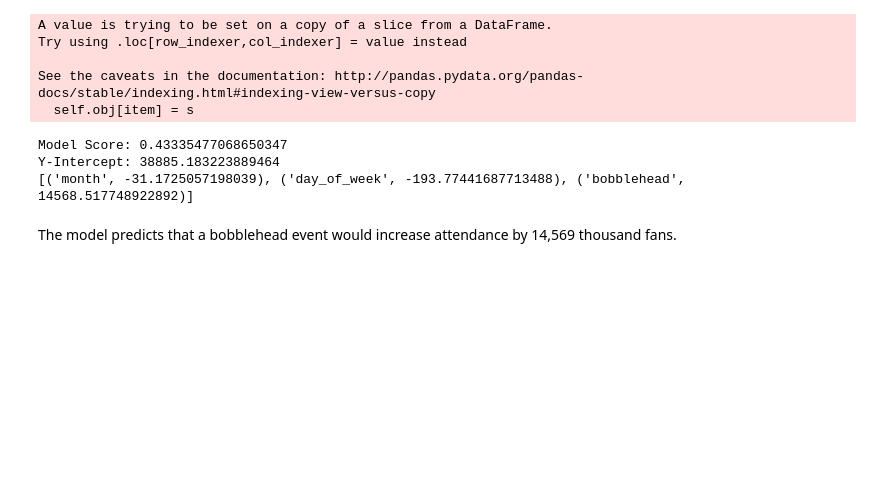
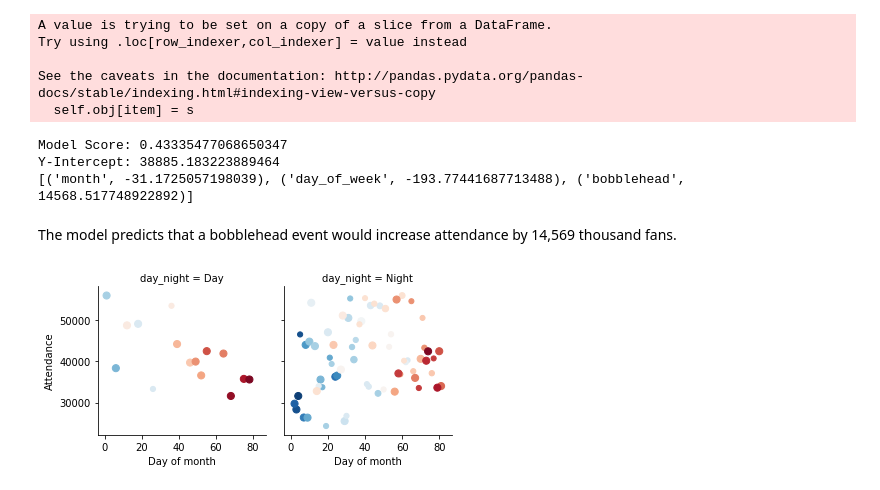
Before and after one commit to MartnAR/IST718, a Jupyter notebook: dodgers Week2.ipynb, the cells around one changed output. Drawn from its saved outputs; the diff is of its cells as text; code cells hidden in the pictures; blank space fills up the shorter version.

Commit message:
Add files via upload
Part 2 of week 2 completed.

```diff
--- a/dodgers Week2.ipynb
+++ b/dodgers Week2.ipynb
@@ -11,7 +11,7 @@ from sklearn.preprocessing import LabelEncoder
 %matplotlib inline
 # %%
 # Load the dataset
-df = pd.read_csv('Documents/Syracuse University/IST 718 Big Data Analytics/Week 2/dodgers.csv')
+df = pd.read_csv('~/Documents/Martin/Syracuse University/IST718/IST718-master/dodgers.csv')
 df.head()
 # %% [output]
 |  | month | day | attend | day_of_week | opponent | temp | skies | day_night | cap | shirt | ... |
@@ -89,0 +86,15 @@ The model predicts that a bobblehead event would increase attendance by 14,569 t
+# %%
+# Create new graph.
+# I want to see how temperature varies each day of the season and have the size of each point reflect
+# whether attendance is high or low. I also want to see whether it being night or day has any effect.
+df['day_of_season'] = df.index.values+1 # I add one so that the day is not zero-indexed.
+
+# Creates a size array that will help better identify days with large attendance vs days with little
+# attendance
+size = 50 * (df.attend/df.attend.max())
+
+h = sns.FacetGrid(df, col='day_night', hue='temp', palette='RdBu_r')
+h = (h.map(plt.scatter, 'day_of_season', 'attend', s=size))
+h = h.set_axis_labels('Day of month', 'Attendance')
+# %% [output]
+[figure, added]
```
Also changed, not shown: parts of 8 cells of this notebook.
